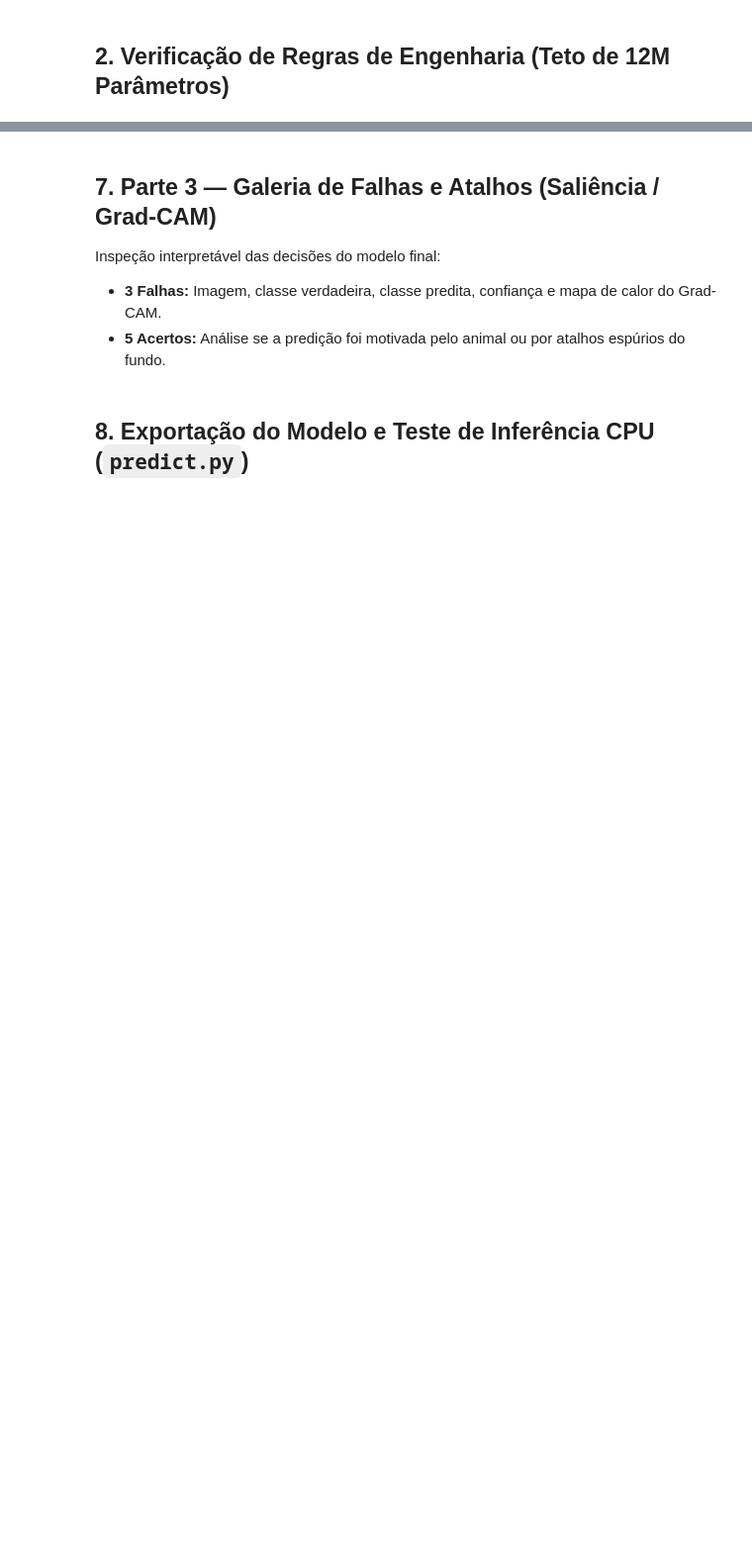
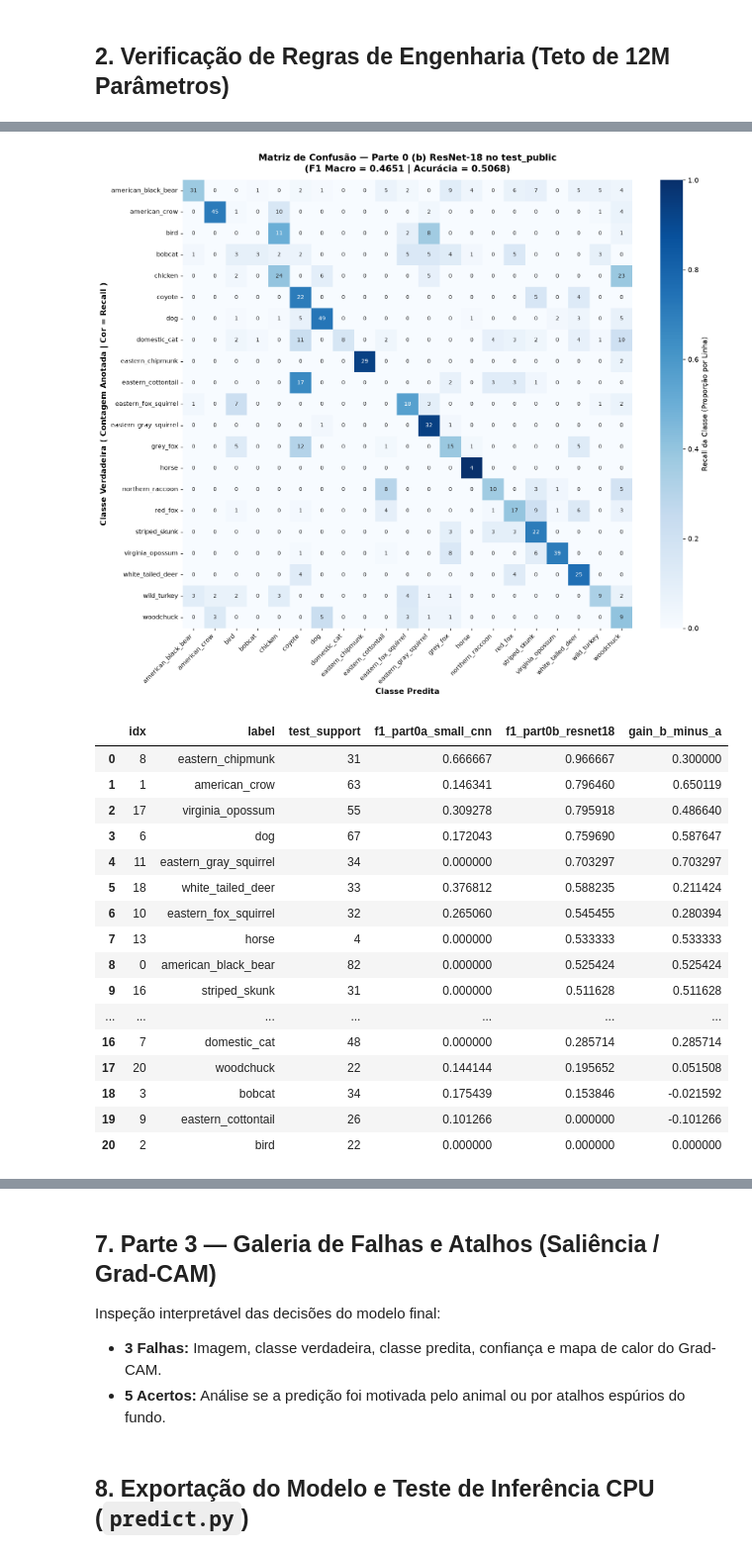
Before and after one commit to HenryGasparelo/Programming-Assignment-3---Deep-Learning, a Jupyter notebook: main.ipynb, the cells around one changed output, grey strips where cells are left out. Shown at 99% size. Cells and saved outputs as stored; diff of their text form; code cells hidden in the pictures; blank space fills up the shorter version.

```diff
--- a/main.ipynb
+++ b/main.ipynb
@@ -106,0 +68,24 @@ Exploração do conjunto com as 6.505 imagens não rotuladas do `train` sob uma
+# %%
+DATA_DIR = "data"
+LABELS_DIR = os.path.join(DATA_DIR, "labels")
+IMAGES_DIR = os.path.join(DATA_DIR, "images")
+
+class_to_idx, idx_to_class, class_names = load_class_mapping(os.path.join(DATA_DIR, "classes.csv"))
+print(f"✓ Total de classes carregadas: {len(class_names)}")
+
+df_r1 = pd.read_csv(os.path.join(LABELS_DIR, "rotulos_1.csv"))
+df_r5 = pd.read_csv(os.path.join(LABELS_DIR, "rotulos_5.csv"))
+df_r20 = pd.read_csv(os.path.join(LABELS_DIR, "rotulos_20.csv"))
+df_val = pd.read_csv(os.path.join(LABELS_DIR, "val.csv"))
+df_test = pd.read_csv(os.path.join(LABELS_DIR, "test_public.csv"))
+
+n_train_imgs = len([f for f in os.listdir(os.path.join(IMAGES_DIR, "train")) if f.endswith('.jpg')])
+n_val_imgs = len([f for f in os.listdir(os.path.join(IMAGES_DIR, "val")) if f.endswith('.jpg')])
+n_test_imgs = len([f for f in os.listdir(os.path.join(IMAGES_DIR, "test_public")) if f.endswith('.jpg')])
+
+print(f"✓ rotulos_1: {len(df_r1)} anotações (1 por classe)")
+print(f"✓ rotulos_5: {len(df_r5)} anotações (5 por classe - Orçamento Padrão)")
+print(f"✓ rotulos_20: {len(df_r20)} anotações (20 por classe)")
+print(f"✓ Validação (val.csv): {len(df_val)} amostras | Imagens em disco: {n_val_imgs}")
+print(f"✓ Teste Público (test_public.csv): {len(df_test)} amostras | Imagens em disco: {n_test_imgs}")
+print(f"✓ Pool não rotulado (images/train): {n_train_imgs} imagens")
@@ -106,0 +268,40 @@ Exploração do conjunto com as 6.505 imagens não rotuladas do `train` sob uma
+# %%
+plot_confusion_matrix(
+    cm=test_metrics_b["confusion_matrix"],
+    class_names=class_names,
+    title=(
+        f"Matriz de Confusão — Parte 0 (b) ResNet-18 no test_public\n"
+        f"(F1 Macro = {test_metrics_b['f1_macro']:.4f} | Acurácia = {test_metrics_b['accuracy']:.4f})"
+    ),
+    normalize=True,
+    save_path="docs/figures/part0_confusion_matrix_resnet18.png",
+    show=True,
+)
+
+df_per_class_p0 = build_per_class_f1_table(
+    class_names=class_names,
+    df_test=df_test,
+    test_metrics_a=test_metrics_a,
+    test_metrics_b=test_metrics_b,
+    save_path="results/part0_per_class_f1.csv",
+)
+display(df_per_class_p0.sort_values("f1_part0b_resnet18", ascending=False).reset_index(drop=True))
+# %% [output]
+[figure, added]
+|  | idx | label | test_support | f1_part0a_small_cnn | f1_part0b_resnet18 | gain_b_minus_a |
+| 0 | 8 | eastern_chipmunk | 31 | 0.666667 | 0.966667 | 0.300000 |
+| 1 | 1 | american_crow | 63 | 0.146341 | 0.796460 | 0.650119 |
+| 2 | 17 | virginia_opossum | 55 | 0.309278 | 0.795918 | 0.486640 |
+| 3 | 6 | dog | 67 | 0.172043 | 0.759690 | 0.587647 |
+| 4 | 11 | eastern_gray_squirrel | 34 | 0.000000 | 0.703297 | 0.703297 |
+| 5 | 18 | white_tailed_deer | 33 | 0.376812 | 0.588235 | 0.211424 |
+| 6 | 10 | eastern_fox_squirrel | 32 | 0.265060 | 0.545455 | 0.280394 |
+| 7 | 13 | horse | 4 | 0.000000 | 0.533333 | 0.533333 |
+| 8 | 0 | american_black_bear | 82 | 0.000000 | 0.525424 | 0.525424 |
+| 9 | 16 | striped_skunk | 31 | 0.000000 | 0.511628 | 0.511628 |
+| ... | ... | ... | ... | ... | ... | ... |
+| 16 | 7 | domestic_cat | 48 | 0.000000 | 0.285714 | 0.285714 |
+| 17 | 20 | woodchuck | 22 | 0.144144 | 0.195652 | 0.051508 |
+| 18 | 3 | bobcat | 34 | 0.175439 | 0.153846 | -0.021592 |
+| 19 | 9 | eastern_cottontail | 26 | 0.101266 | 0.000000 | -0.101266 |
+| 20 | 2 | bird | 22 | 0.000000 | 0.000000 | 0.000000 |
```
Also changed, not shown: parts of 29 cells of this notebook, 13 other files.
